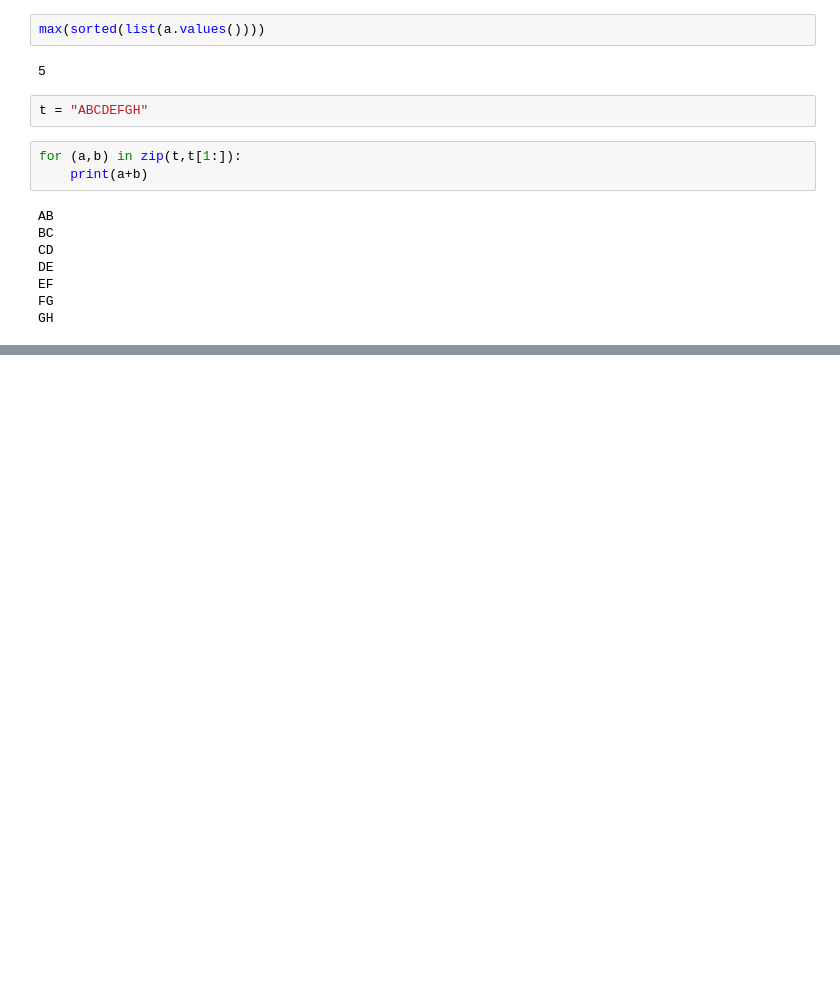
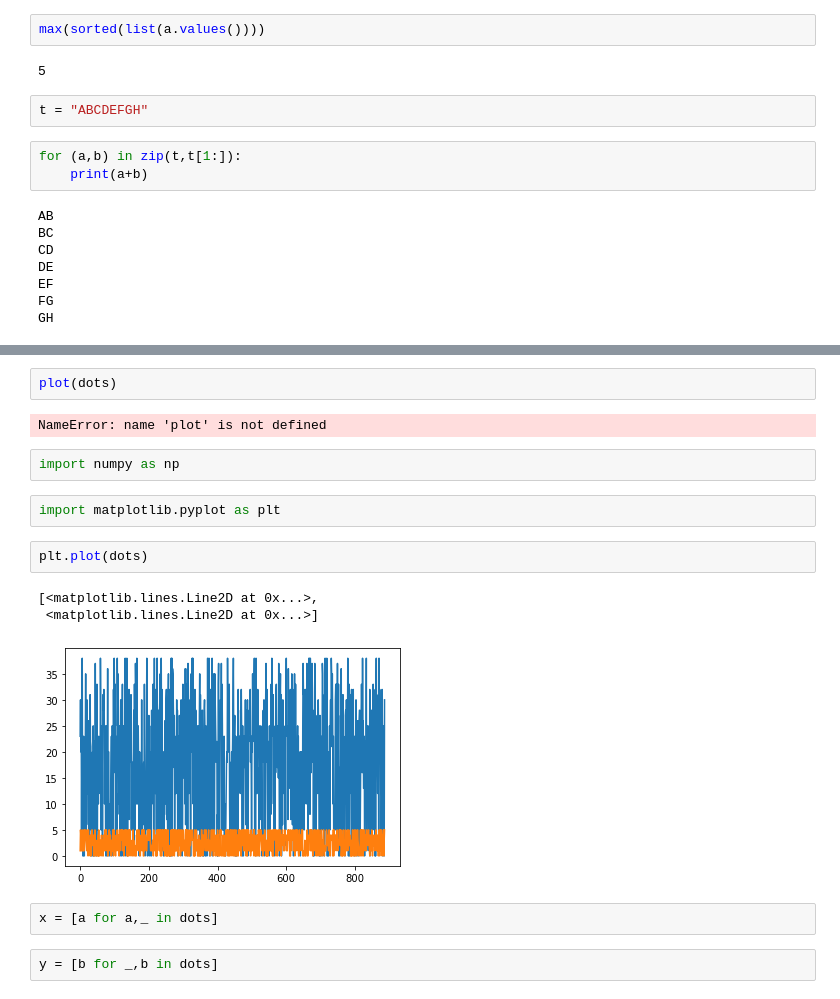
Before and after one commit to sotsoguk/AdventOfCode2021, a Jupyter notebook: python/Untitled.ipynb, the cells around one changed output, grey strips where cells are left out. Saved outputs shown, nothing was run; the diff lists cells and outputs as text; blank space fills up the shorter version.

```diff
--- a/python/Untitled.ipynb
+++ b/python/Untitled.ipynb
@@ -159,0 +161,18 @@ AttributeError: 'list' object has no attribute 'split'
+# %%
+plot(dots)
+# %% [output]
+NameError: name 'plot' is not defined
+# %%
+import numpy as np
+# %%
+import matplotlib.pyplot as plt
+# %%
+plt.plot(dots)
+# %% [output]
+[<matplotlib.lines.Line2D at 0x...>,
+ <matplotlib.lines.Line2D at 0x...>]
+[figure, added]
+# %%
+x = [a for a,_ in dots]
+# %%
+y = [b for _,b in dots]
```
Also changed, not shown: parts of 5 cells of this notebook, 1 other file.
